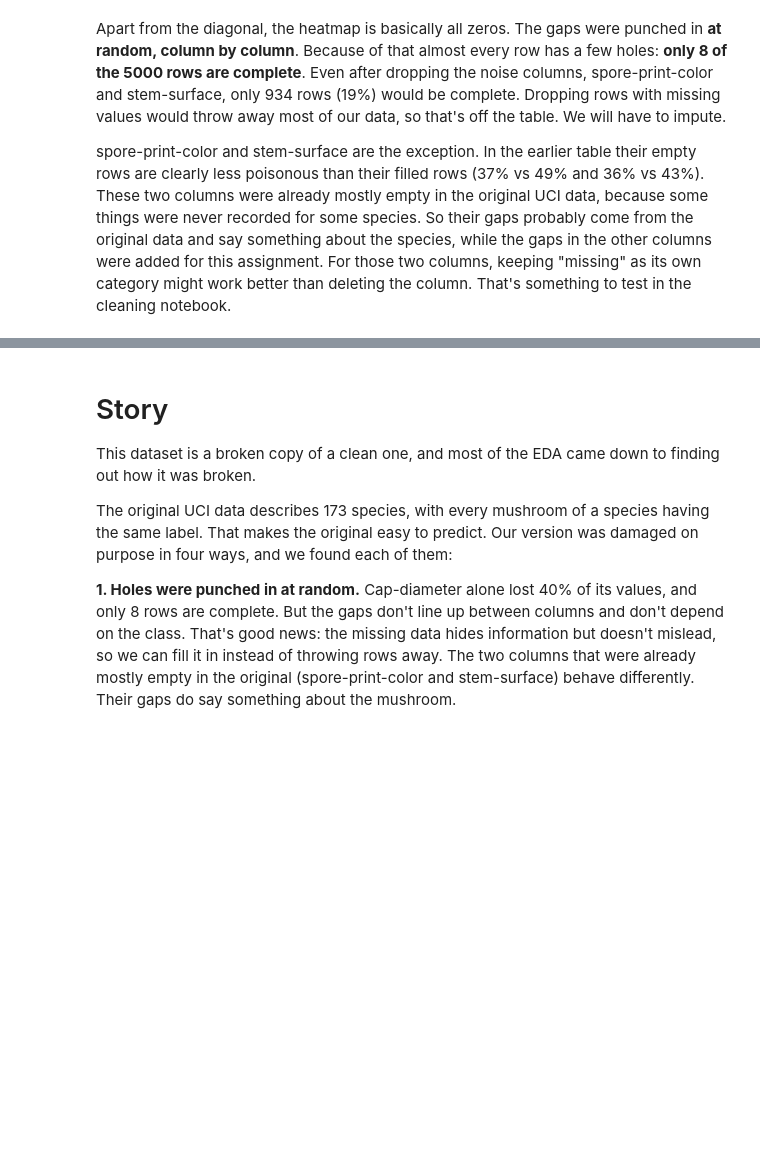
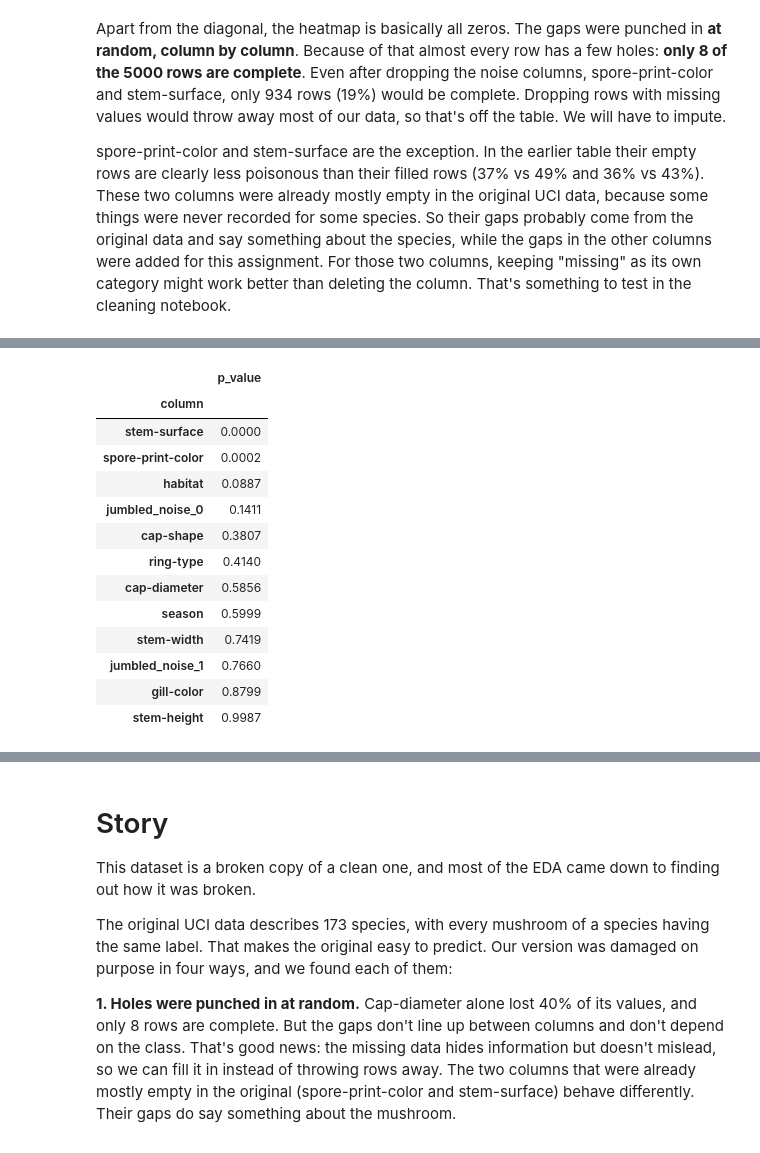
Before and after one commit to WillemSterckx/Skooma-Cats, a Jupyter notebook: Mushroom/1MushroomScrape.ipynb, the cells around one changed output, grey strips where cells are left out. Saved outputs shown, nothing was run; the diff lists cells and outputs as text; code cells hidden in the pictures; blank space fills up the shorter version.

```diff
--- a/Mushroom/1MushroomScrape.ipynb
+++ b/Mushroom/1MushroomScrape.ipynb
@@ -407,8 +409,8 @@ plt.show()
 
 tests = []
 for col in num_cols:
-    e_vals = df.loc[edible, col].dropna()
-    p_vals = df.loc[poisonous, col].dropna()
+    e_vals = df.loc[is_edible, col].dropna()
+    p_vals = df.loc[is_poisonous, col].dropna()
     u_stat, p_value = mannwhitneyu(e_vals, p_vals)
     tests.append({
         'column': col,
@@ -544,0 +552,21 @@ spore-print-color and stem-surface are the exception. In the earlier table their
+# %%
+rows = []
+for col in df.columns.drop('class'):
+    table = pd.crosstab(df[col].isna(), df['class'])
+    rows.append({'column': col, 'p_value': chi2_contingency(table)[1]})
+pd.DataFrame(rows).set_index('column').sort_values('p_value').round(4)
+# %% [output]
+|  | p_value |
+| column |  |
+| stem-surface | 0.0000 |
+| spore-print-color | 0.0002 |
+| habitat | 0.0887 |
+| jumbled_noise_0 | 0.1411 |
+| cap-shape | 0.3807 |
+| ring-type | 0.4140 |
+| cap-diameter | 0.5856 |
+| season | 0.5999 |
+| stem-width | 0.7419 |
+| jumbled_noise_1 | 0.7660 |
+| gill-color | 0.8799 |
+| stem-height | 0.9987 |
```
Also changed, not shown: parts of 29 cells of this notebook, 5 other files.
